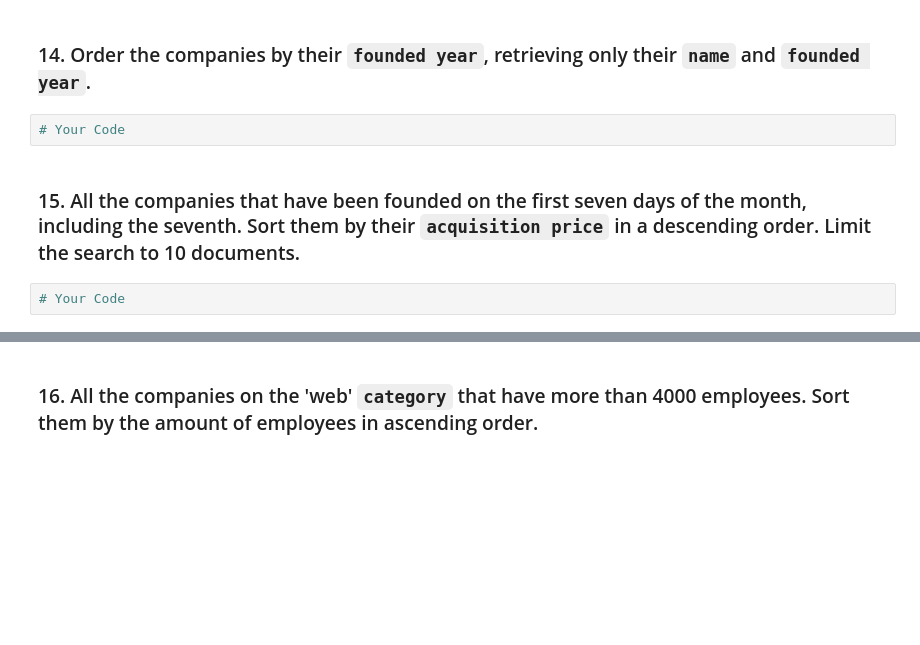
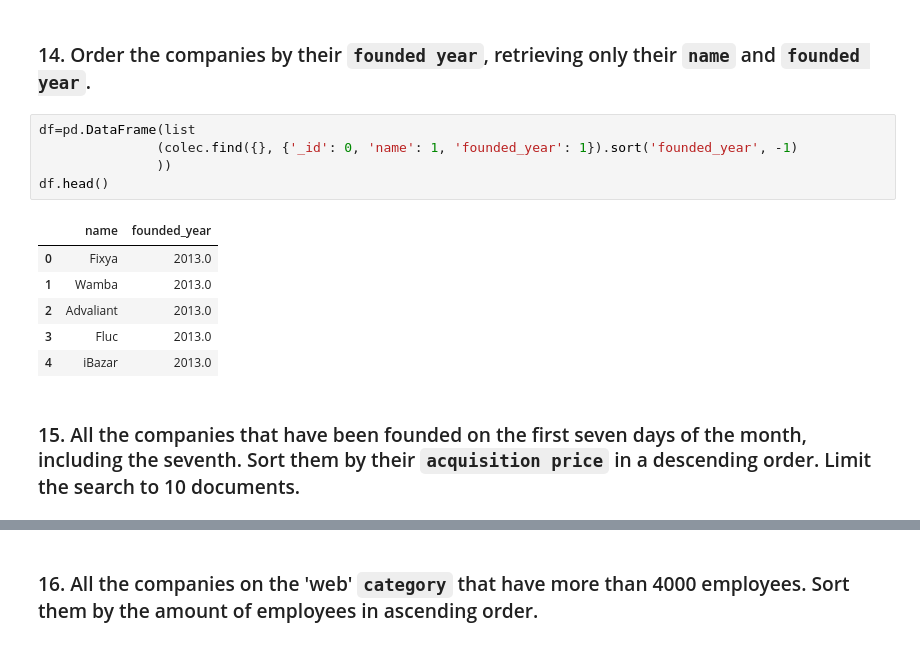
Before and after one commit to Ironhack-Data-Madrid-Mayo-2022/3.4-lab-mongo, a Jupyter notebook: your_code/main.ipynb, the cells around one changed output, grey strips where cells are left out. Drawn from its saved outputs; the diff is of its cells as text; blank space fills up the shorter version.

```diff
--- a/your_code/main.ipynb
+++ b/your_code/main.ipynb
@@ -233,8 +245,16 @@ df.head()
 # %% [markdown]
 ### 14. Order the companies by their `founded year`, retrieving only their `name` and `founded year`.
-# %%
-# Your Code
+# %%
+df=pd.DataFrame(list
+               (colec.find({}, {'_id': 0, 'name': 1, 'founded_year': 1}).sort('founded_year', -1)
+               ))
+df.head()
+# %% [output]
+|  | name | founded_year |
+| 0 | Fixya | 2013.0 |
+| 1 | Wamba | 2013.0 |
+| 2 | Advaliant | 2013.0 |
+| 3 | Fluc | 2013.0 |
+| 4 | iBazar | 2013.0 |
 # %% [markdown]
 ### 15. All the companies that have been founded on the first seven days of the month, including the seventh. Sort them by their `acquisition price` in a descending order. Limit the search to 10 documents.
-# %%
-# Your Code
```
Also changed, not shown: parts of 14 cells of this notebook.
